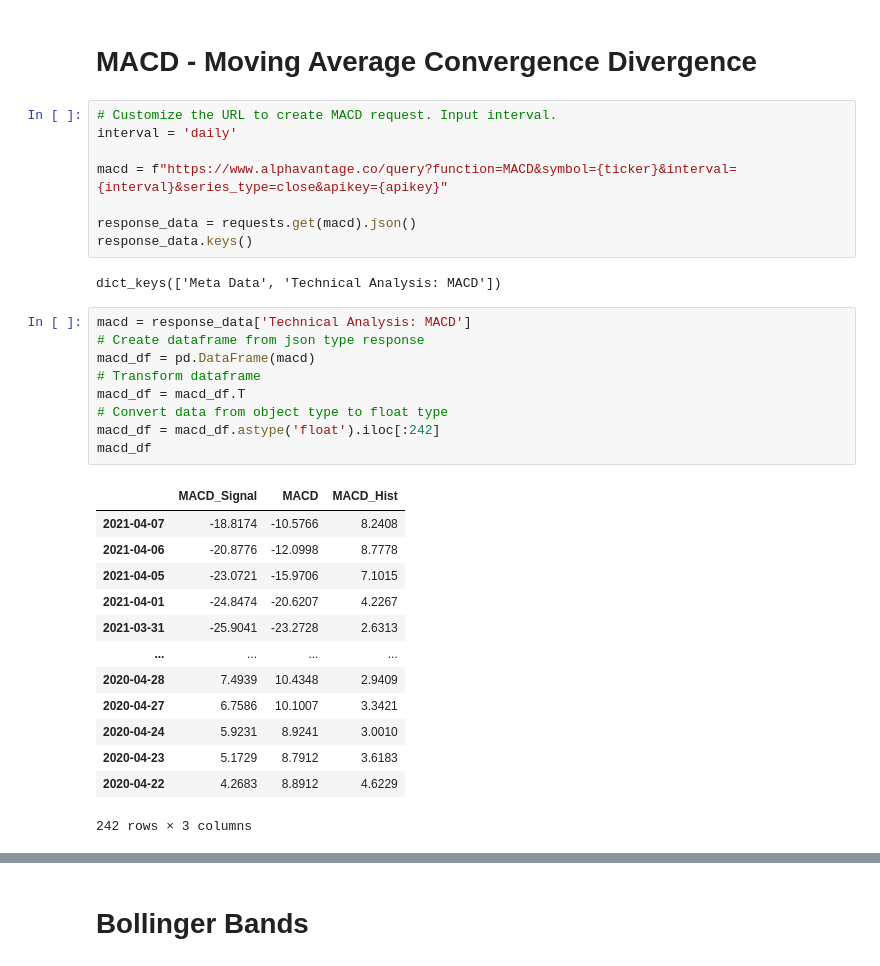
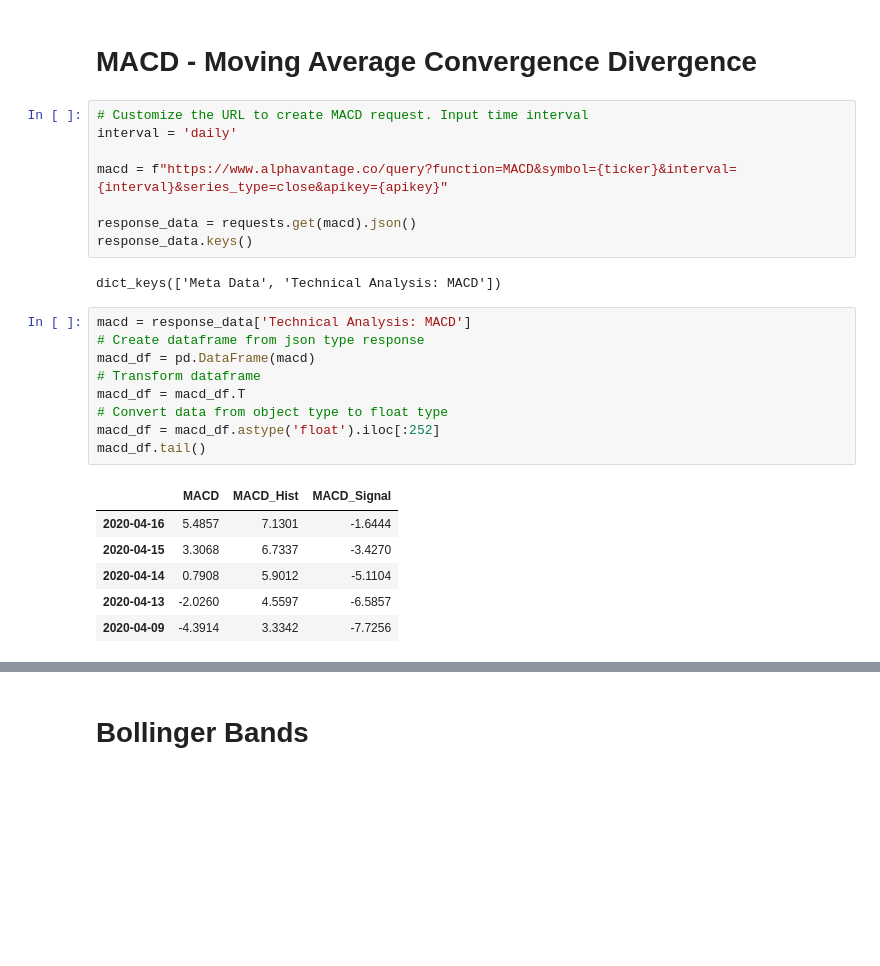
Before and after one commit to dbogatic/technical_indicators, a Jupyter notebook: alpha_vantage.ipynb, the cells around one changed output, grey strips where cells are left out. Saved outputs shown, nothing was run; the diff lists cells and outputs as text; blank space fills up the shorter version.

```diff
--- a/alpha_vantage.ipynb
+++ b/alpha_vantage.ipynb
@@ -88,7 +89,7 @@ ema_df.plot(figsize=(20,10), ylabel='Price ($)', title=f'EMA {ticker}', rot=45)
 # %% [markdown]
 # MACD - Moving Average Convergence Divergence
 # %%
-# Customize the URL to create MACD request. Input interval.
+# Customize the URL to create MACD request. Input time interval
 interval = 'daily'
 
 macd = f"https://www.alphavantage.co/query?function=MACD&symbol={ticker}&interval={interval}&series_type=close&apikey={apikey}"
@@ -100,25 +101,18 @@ dict_keys(['Meta Data', 'Technical Analysis: MACD'])
 # %%
 macd = response_data['Technical Analysis: MACD']
 # Create dataframe from json type response
 macd_df = pd.DataFrame(macd)
 # Transform dataframe
 macd_df = macd_df.T
 # Convert data from object type to float type
-macd_df = macd_df.astype('float').iloc[:242]
-macd_df
+macd_df = macd_df.astype('float').iloc[:252]
+macd_df.tail()
 # %% [output]
-|  | MACD_Signal | MACD | MACD_Hist |
-| 2021-04-07 | -18.8174 | -10.5766 | 8.2408 |
-| 2021-04-06 | -20.8776 | -12.0998 | 8.7778 |
-| 2021-04-05 | -23.0721 | -15.9706 | 7.1015 |
-| 2021-04-01 | -24.8474 | -20.6207 | 4.2267 |
-| 2021-03-31 | -25.9041 | -23.2728 | 2.6313 |
-| ... | ... | ... | ... |
-| 2020-04-28 | 7.4939 | 10.4348 | 2.9409 |
-| 2020-04-27 | 6.7586 | 10.1007 | 3.3421 |
-| 2020-04-24 | 5.9231 | 8.9241 | 3.0010 |
-| 2020-04-23 | 5.1729 | 8.7912 | 3.6183 |
-| 2020-04-22 | 4.2683 | 8.8912 | 4.6229 |
+|  | MACD | MACD_Hist | MACD_Signal |
+| 2020-04-16 | 5.4857 | 7.1301 | -1.6444 |
+| 2020-04-15 | 3.3068 | 6.7337 | -3.4270 |
+| 2020-04-14 | 0.7908 | 5.9012 | -5.1104 |
+| 2020-04-13 | -2.0260 | 4.5597 | -6.5857 |
+| 2020-04-09 | -4.3914 | 3.3342 | -7.7256 |
-242 rows × 3 columns
 # %%
 # Plot MACD and select number of datapoints to be plotted
```
Also changed, not shown: parts of 15 cells of this notebook.
